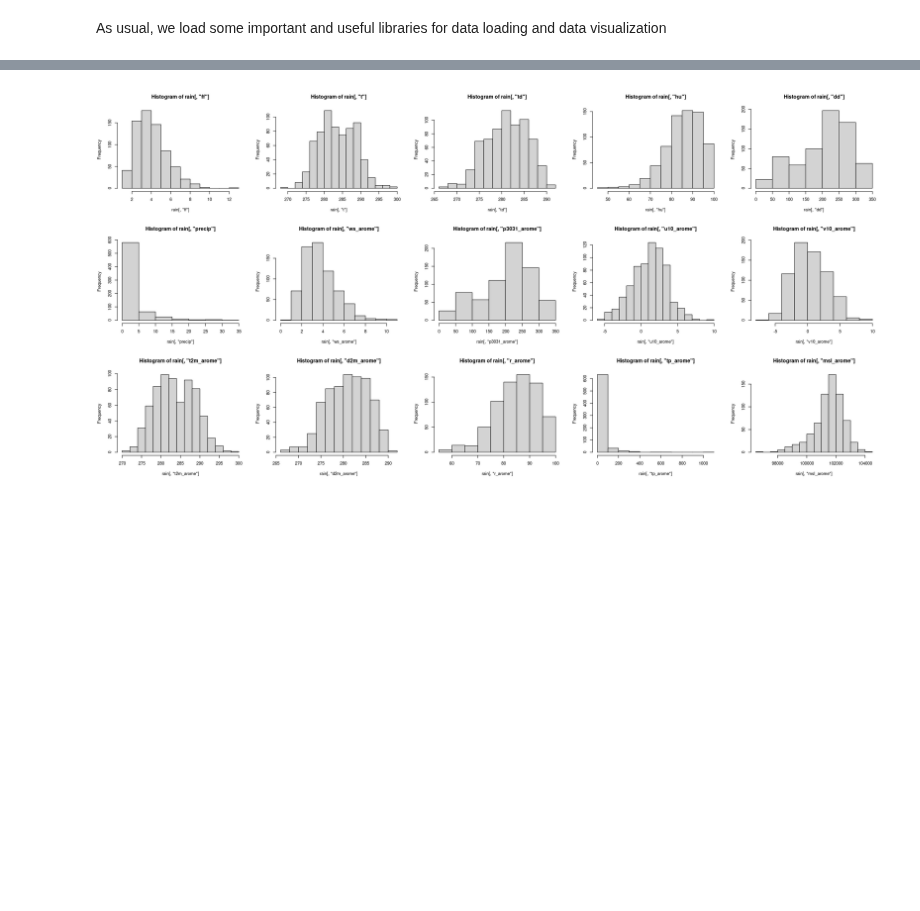
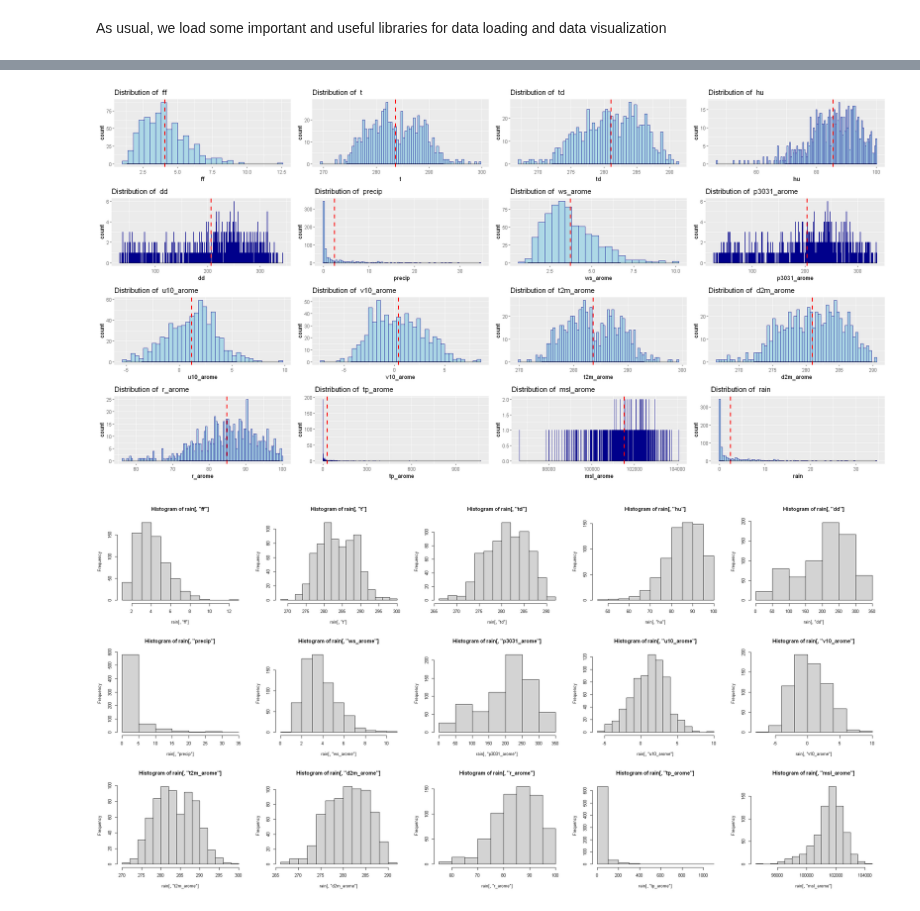
Before and after one commit to NguyenHai7120/4A-MachineLearning-Project, a Jupyter notebook: Exploration.ipynb, the cells around one changed output, grey strips where cells are left out. Cells and saved outputs as stored; diff of their text form; code cells hidden in the pictures; blank space fills up the shorter version.

```diff
--- a/Exploration.ipynb
+++ b/Exploration.ipynb
@@ -53,0 +60,4 @@ rain[, "rain_class"] <- as.factor(rain[, "rain_class"])
+# %%
+# Numerical variables
+num_var = names(rain)[-c(1,2,19)]
+qual_var = names(rain)[c(1,2,19)]
@@ -53,0 +103,15 @@ rain[, "rain_class"] <- as.factor(rain[, "rain_class"])
+# %%
+# Use lapply
+
+my_plots_list <- lapply(num_var, function(each_variable) {
+  mean_val = mean(rain[, each_variable])[[1]]
+  ggplot(data = rain, aes_string(x = each_variable)) + # NOTE - aes_string rather than aes
+    geom_histogram(binwidth = 0.4, color = "darkblue", fill="lightblue") +
+    geom_vline(aes(xintercept = mean_val), color="red", linetype="dashed", size=1) +
+    geom_density(alpha=.8, fill="#FF6666") +
+    ggtitle(paste("Distribution of ",each_variable))
+})
+
+gridExtra::grid.arrange(grobs = my_plots_list, ncol = 4)
+# %% [output]
+[figure, added]
```
Also changed, not shown: parts of 19 cells of this notebook, 1 other file.
